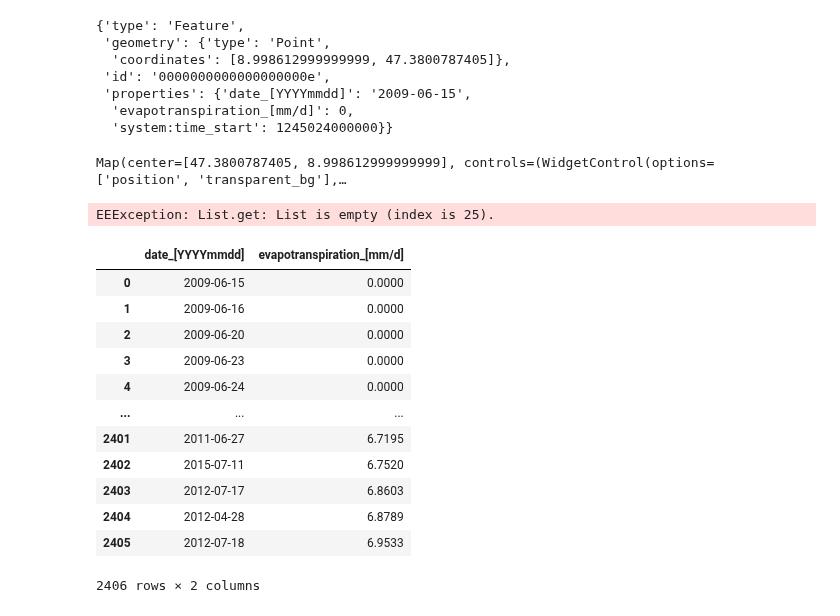
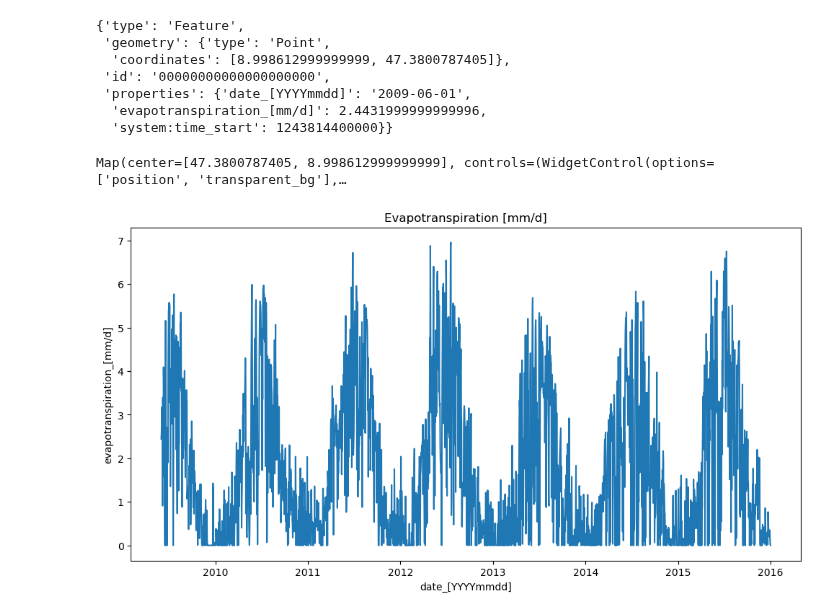
Before and after one commit to CooperBigFoot/ETblue-estimation, a Jupyter notebook: downscale_ET_data/validate_WaPOR_ET.ipynb, the cells around one changed output. Cells and saved outputs as stored; diff of their text form; code cells hidden in the pictures.

```diff
--- a/downscale_ET_data/validate_WaPOR_ET.ipynb
+++ b/downscale_ET_data/validate_WaPOR_ET.ipynb
@@ -29,13 +25,13 @@ EEException: Image.bandNames: Parameter 'image' is required.
 # %%
-validation_et_collection = ee.FeatureCollection("projects/thurgau-irrigation/assets/Thurgau/ETFluxNet/ET_timeseries_rietholzbach_2009_2015")
+validation_et_collection = ee.FeatureCollection("projects/thurgau-irrigation/assets/Thurgau/ETFluxNet/ET_timeseries_rietholzbach_2009_2015").sort("system:time_start")
 # %%
 validation_et_collection.first().getInfo()
 # %% [output]
 {'type': 'Feature',
  'geometry': {'type': 'Point',
   'coordinates': [8.998612999999999, 47.3800787405]},
- 'id': '0000000000000000000e',
- 'properties': {'date_[YYYYmmdd]': '2009-06-15',
-  'evapotranspiration_[mm/d]': 0,
-  'system:time_start': 1245024000000}}
+ 'id': '00000000000000000000',
+ 'properties': {'date_[YYYYmmdd]': '2009-06-01',
+  'evapotranspiration_[mm/d]': 2.4431999999999996,
+  'system:time_start': 1243814400000}}
 # %%
@@ -55,25 +53,17 @@ Map.addLayer(image, options, "ET")
 Map
 # %% [output]
 Map(center=[47.3800787405, 8.998612999999999], controls=(WidgetControl(options=['position', 'transparent_bg'],…
-# %%
-image.getInfo()
-# %% [output]
-EEException: List.get: List is empty (index is 25).
 # %%
 df = geemap.ee_to_df(validation_et_collection)
-df
-# %% [output]
-|  | date_[YYYYmmdd] | evapotranspiration_[mm/d] |
-| 0 | 2009-06-15 | 0.0000 |
-| 1 | 2009-06-16 | 0.0000 |
-| 2 | 2009-06-20 | 0.0000 |
-| 3 | 2009-06-23 | 0.0000 |
-| 4 | 2009-06-24 | 0.0000 |
-| ... | ... | ... |
-| 2401 | 2011-06-27 | 6.7195 |
-| 2402 | 2015-07-11 | 6.7520 |
-| 2403 | 2012-07-17 | 6.8603 |
-| 2404 | 2012-04-28 | 6.8789 |
-| 2405 | 2012-07-18 | 6.9533 |
-2406 rows × 2 columns
+# %%
+df["date_[YYYYmmdd]"] = pd.to_datetime(df["date_[YYYYmmdd]"])
+df = df.set_index("date_[YYYYmmdd]")
+
+# plot evapotranspiration_[mm/d]
+plt.figure(figsize=(12, 6))
+sns.lineplot(data=df["evapotranspiration_[mm/d]"])
+plt.title("Evapotranspiration [mm/d]")
+plt.show()
+# %% [output]
+[figure, added]
 # %%
```
Also changed, not shown: parts of 8 cells of this notebook, 3 other files.
